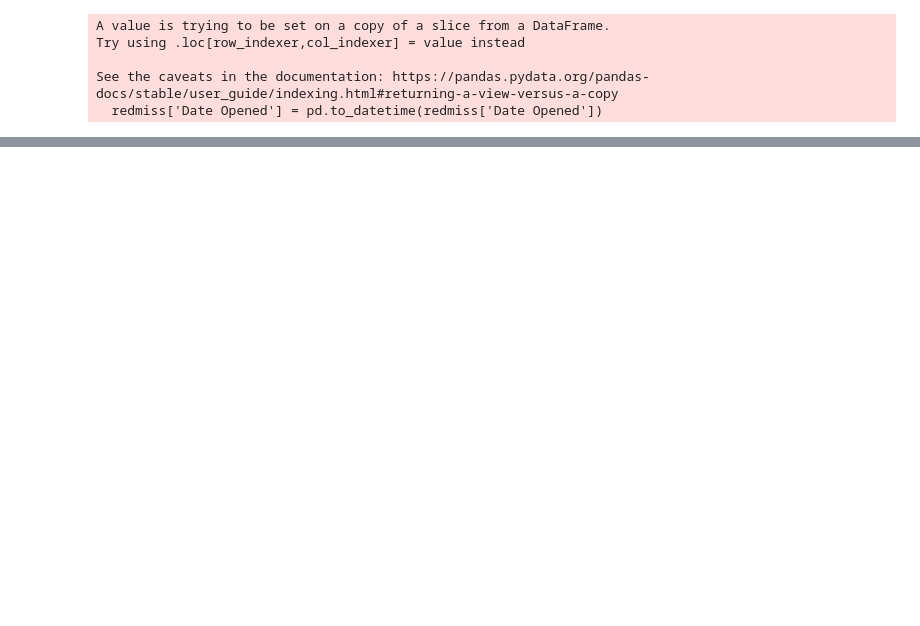
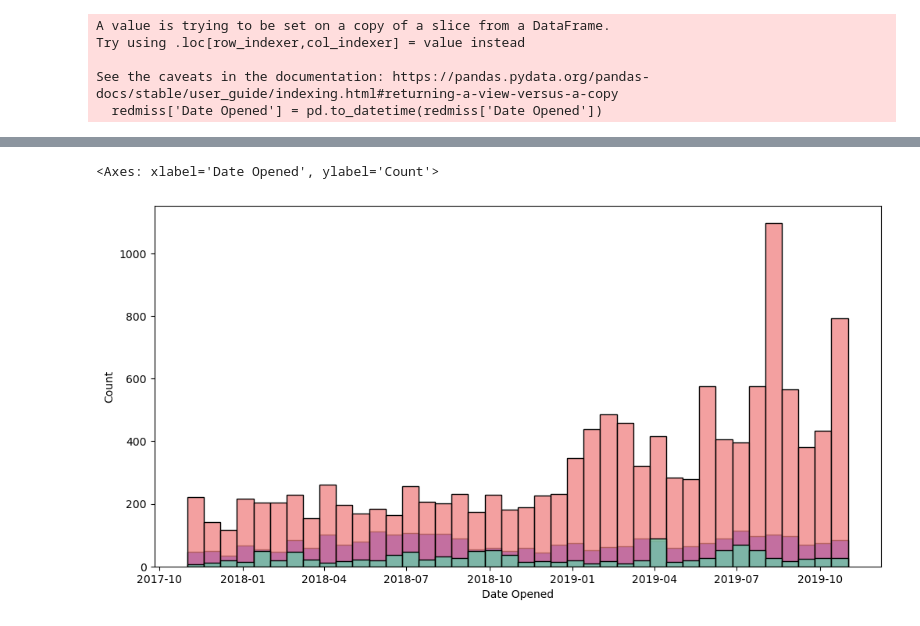
Before and after one commit to NewForce-Cohort-10-Data/trash-haulers-cache-me-outside, a Jupyter notebook: notebooks/trash_haulers.ipynb, the cells around one changed output, grey strips where cells are left out. Cells and saved outputs as stored; diff of their text form; code cells hidden in the pictures; blank space fills up the shorter version.

```diff
--- a/notebooks/trash_haulers.ipynb
+++ b/notebooks/trash_haulers.ipynb
@@ -400,0 +539,8 @@ redmiss_year.sort_values('Date Opened').plot(x='Date Opened',y='count')
+# %%
+plt.figure(figsize=(12, 6))
+sns.histplot(metromiss['Date Opened'], color='blue', label='Metro', bins=40, stat='count')
+sns.histplot(redmiss['Date Opened'], color='lightcoral', label='Red', bins=40, stat='count')
+sns.histplot(wasteind['Date Opened'], color='mediumaquamarine', label='Waste', bins=40, stat='count')
+# %% [output]
+<Axes: xlabel='Date Opened', ylabel='Count'>
+[figure, added]
```
Also changed, not shown: parts of 23 cells of this notebook.
